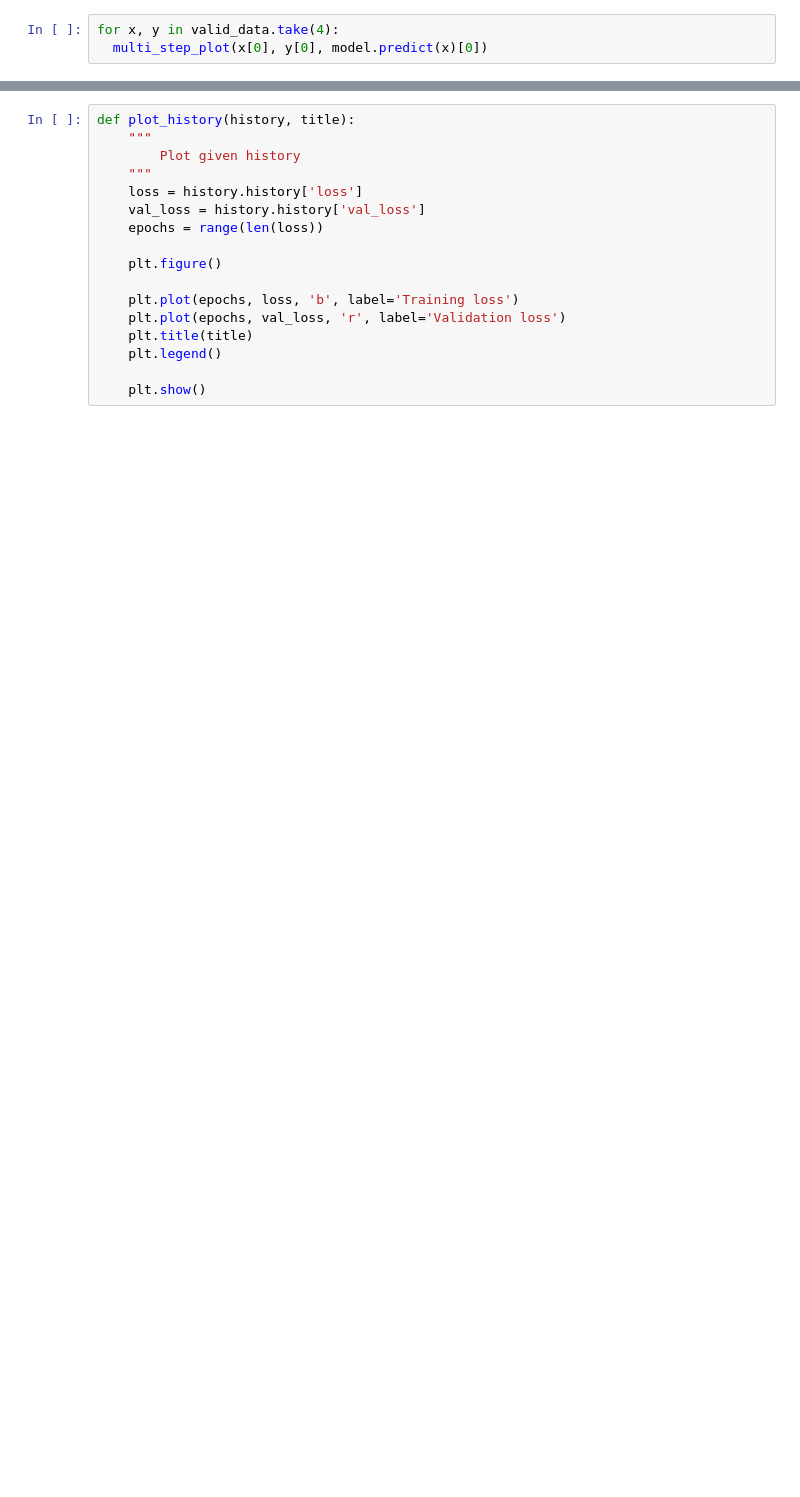
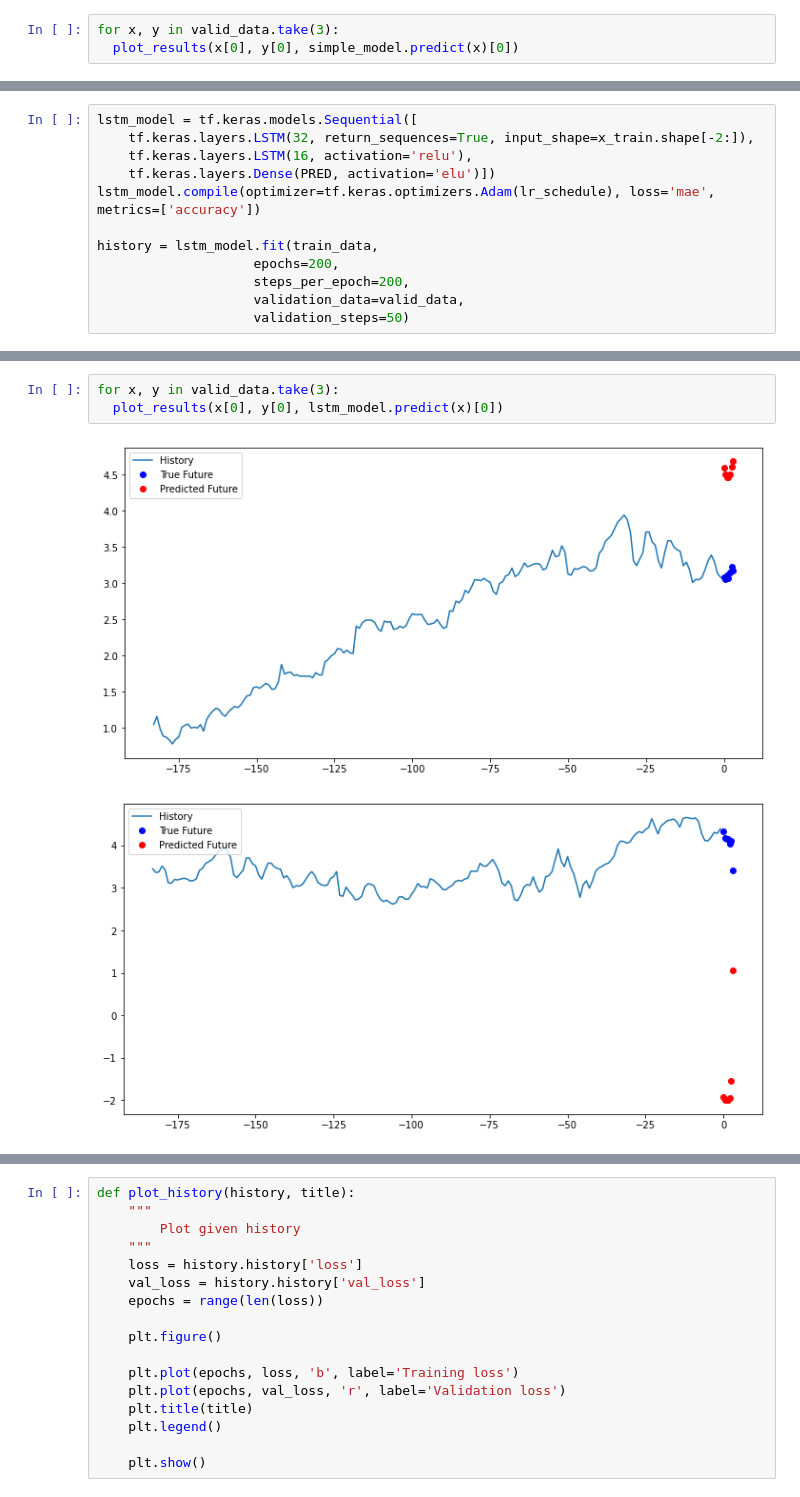
Before and after one commit to Matthew-Beliveau/Momentum-Trading-Testing-Bot, a Jupyter notebook: neural_network.ipynb, the cells around one changed output, grey strips where cells are left out. Cells and saved outputs as stored; diff of their text form; blank space fills up the shorter version.

```diff
--- a/neural_network.ipynb
+++ b/neural_network.ipynb
@@ -123,4 +95,4 @@ valid_data
 # %%
-for x, y in valid_data.take(4):
-  multi_step_plot(x[0], y[0], model.predict(x)[0])
+for x, y in valid_data.take(3):
+  plot_results(x[0], y[0], simple_model.predict(x)[0])
 # %% [output]
@@ -130,0 +105,12 @@ for x, y in valid_data.take(4):
+# %%
+lstm_model = tf.keras.models.Sequential([
+    tf.keras.layers.LSTM(32, return_sequences=True, input_shape=x_train.shape[-2:]),
+    tf.keras.layers.LSTM(16, activation='relu'),
+    tf.keras.layers.Dense(PRED, activation='elu')])
+lstm_model.compile(optimizer=tf.keras.optimizers.Adam(lr_schedule), loss='mae', metrics=['accuracy'])
+
+history = lstm_model.fit(train_data,
+                    epochs=200,
+                    steps_per_epoch=200,
+                    validation_data=valid_data,
+                    validation_steps=50)
@@ -130,0 +135,6 @@ for x, y in valid_data.take(4):
+# %%
+for x, y in valid_data.take(3):
+  plot_results(x[0], y[0], lstm_model.predict(x)[0])
+# %% [output]
+[figure, added]
+[figure, added]
```
Also changed, not shown: parts of 17 cells of this notebook.
